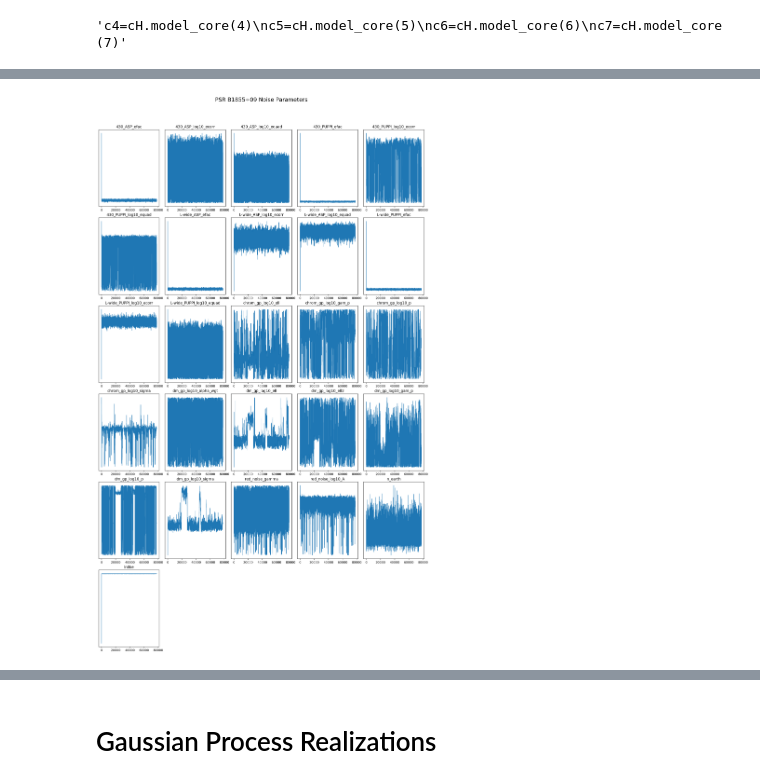
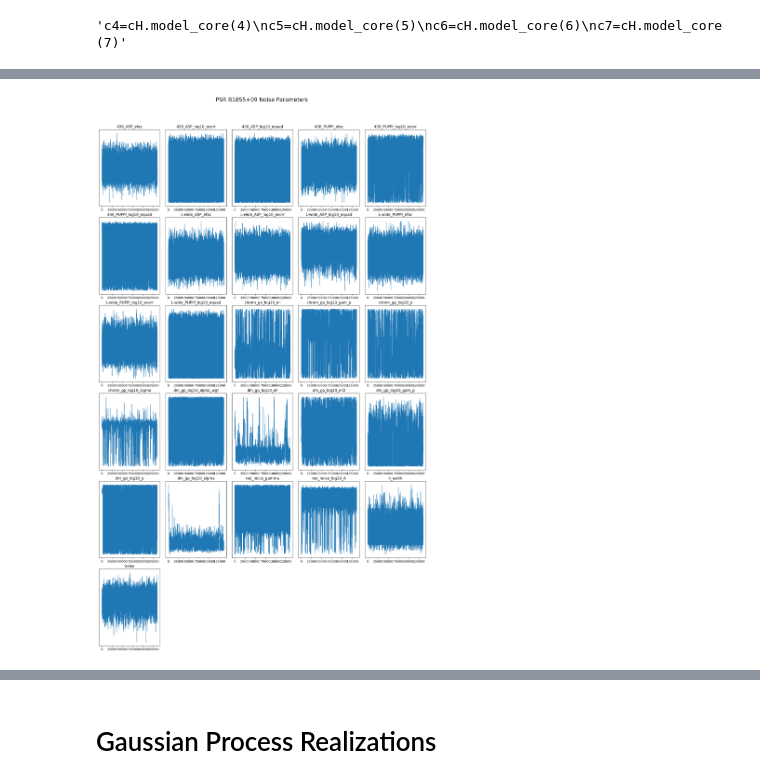
Before and after one commit to ark0015/noise_model_selection, a Jupyter notebook: chain_visualization.ipynb, the cells around one changed output, grey strips where cells are left out. Cells and saved outputs as stored; diff of their text form; code cells hidden in the pictures.

Commit message:
Plotting round 5 stuff

```diff
--- a/chain_visualization.ipynb
+++ b/chain_visualization.ipynb
@@ -25,7 +25,7 @@ psrname = 'B1855+09'#'J1911+1347'#'J1600-3053'#
 #round_number = 'round_4_powerlaw_chrom_gp_periodic_rfband_vs_sq_exp_rfband_and_dm_annual_vs_dm_sw_gp'
 round_number = 'round_5_powerlaw_chrom_gp_periodic_vs_sq_exp_and_periodic_rfband_vs_sq_exp_rfband'
 #chaindir = './chains/{}/nondiag_dmgp/'.format(psrname)
-chaindir = './chains/{}/round_{}'.format(psrname,round_number)
+chaindir = './chains/{}/{}'.format(psrname,round_number)
 #coredir = './chains/B1855+09_1st_round.core'
 coredir = './chains/B1855+09_plaw_dmx.core'
 # %%
@@ -126,8 +108,8 @@ model_core_1.params
 # %%
 dg.plot_chains(model_core_1, hist=False, ncols=5, title_y=1.05,
-               exclude=['lnprior', 'chain_accept', 'pt_chain_accept'])
+               exclude=['lnpost', 'chain_accept', 'pt_chain_accept'])
 # %% [output]
-[figure, old version]
+[figure, new version]
 # %%
 #model_core_r1 = c5_round1
 #model_kwarg_r1 = '5'
```
Also changed, not shown: parts of 28 cells of this notebook, 1 other file.
